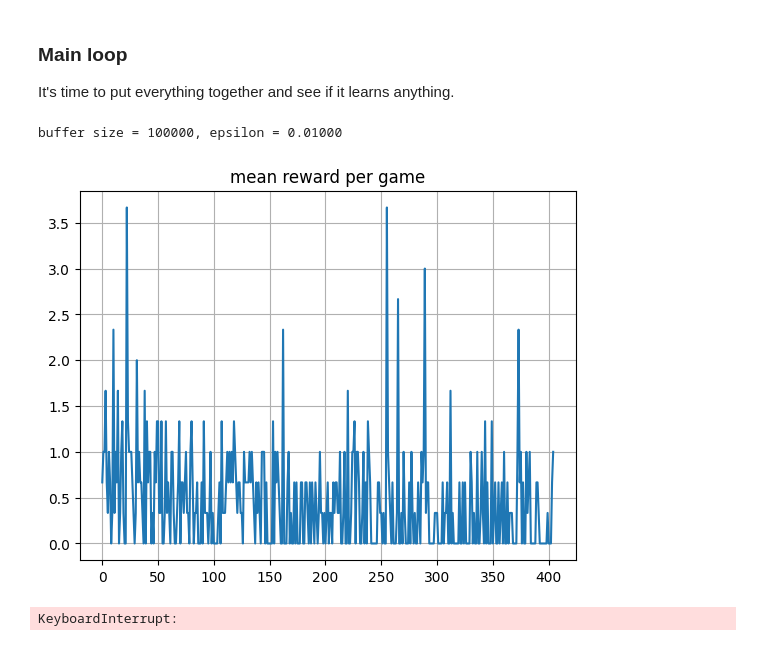
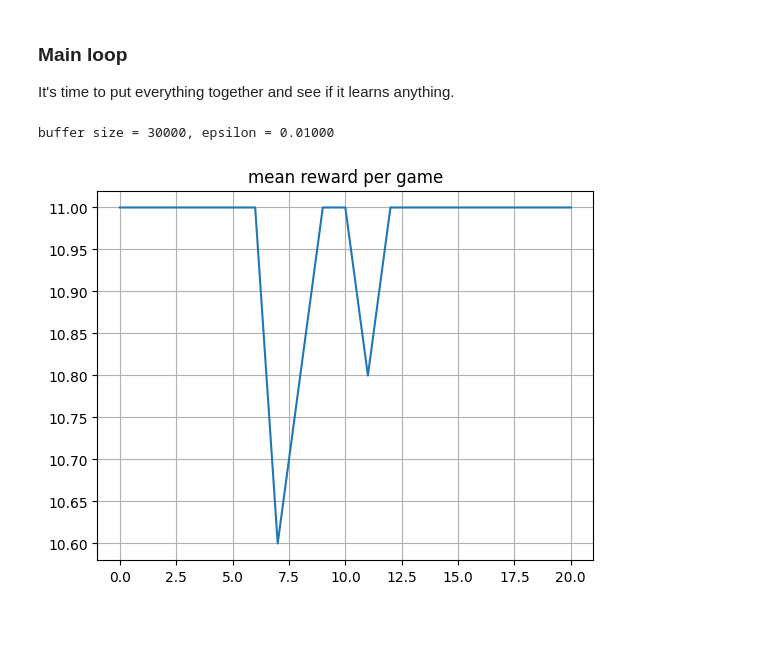
Before and after one commit to klima7/RL2-Exercises, a Jupyter notebook: Lab. 8.ipynb, the cells around one changed output. Drawn from its saved outputs; the diff is of its cells as text; code cells hidden in the pictures.

```diff
--- a/Lab. 8.ipynb
+++ b/Lab. 8.ipynb
@@ -241,7 +273,7 @@ def evaluate(env, agent, n_games=1, greedy=False, t_max=10000):
         s = env.reset()
         reward = 0
         for _ in range(t_max):
-            action = agent.get_action(s)
+            action = agent.get_action(s, greedy)
             s, r, done, _ = env.step(action)
             reward += r
             if done:
@@ -344,7 +376,6 @@ obs_batch, act_batch, reward_batch, next_obs_batch, is_done_batch = exp_replay.s
 assert len(exp_replay) == 10, "experience replay size should be 10 because that's what maximum capacity is"
 # %%
 def play_and_record(agent, env, exp_replay, n_steps=1):
-    greedy = False
     """
     Play the game for exactly n steps, record every (s,a,r,s', done) to replay buffer.
     Whenever game ends, add record with done=True and reset the game.
@@ -355,17 +386,21 @@ def play_and_record(agent, env, exp_replay, n_steps=1):
     :returns: return sum of rewards over time
     """
     # initial state
+    reward = 0
     s = env.framebuffer
     step = 0
-    while step < n_steps:
-        done = False
-        while not done and step < n_steps:
-            action = agent.get_action(s)
-            s_next, r, done, _ = env.step(action)
-            exp_replay.add(s, action, r, s_next, done)
-            s = s_next
-            step += 1
-        env.reset()
+    while True:
+        action = agent.get_action(s)
+        s_next, r, done, _ = env.step(action)
+        exp_replay.add(s, action, r, s_next, done)
+        s = s_next
+        step += 1
+        reward += r
+        if done:
+            env.reset()
+            s = env.framebuffer
+        if step >= n_steps:
+            return reward
 # %%
 # testing your code. This may take a minute...
 exp_replay = ReplayBuffer(20000)
@@ -437,32 +469,45 @@ mean_rw_history = []
+# %%
+env = make_env()
+env.reset()
+n_actions = env.action_space.n
+state_dim = env.observation_space.shape
+
+exp_replay = ReplayBuffer(30_000)
+agent = DQNAgent(state_dim, n_actions, epsilon=0.01, lr=0.001)
+agent.load()
+play_and_record(agent, env, exp_replay, 2_000)
 # %%
+mean_rw_history = []
+
 for i in trange(100**3):
 
     # play
     play_and_record(agent, env, exp_replay, 10)
 
     # train
     agent.replay(exp_replay, 128)
 
-    if i % 400 == 0:
+    if i % 70 == 0:
         agent.update_weights()
 
     if i % 500 == 0:
         agent.epsilon = max(agent.epsilon * 0.99, 0.01)
 
     if i % 500 == 0:
-        mean_rw_history.append(evaluate(make_env(), agent, n_games=3))
+        mean_rw_history.append(evaluate(make_env(), agent, n_games=10, greedy=False))
+        agent.save()
 
-    if i % 100 == 0:
+    if i % 500 == 0:
         clear_output(True)
         print("buffer size = %i, epsilon = %.5f" % (len(exp_replay), agent.epsilon))
         plt.title("mean reward per game")
         plt.plot(mean_rw_history)
         plt.grid()
         plt.show()
+        gc.collect()
 # %% [output]
-buffer size = 100000, epsilon = 0.01000
+buffer size = 30000, epsilon = 0.01000
-[figure, old version]
+[figure, new version]
-KeyboardInterrupt:
 # %%
 assert np.mean(mean_rw_history[-10:]) > 10.
 print("That's good enough for tutorial.")
```
Also changed, not shown: parts of 11 cells of this notebook, 1 other file.
